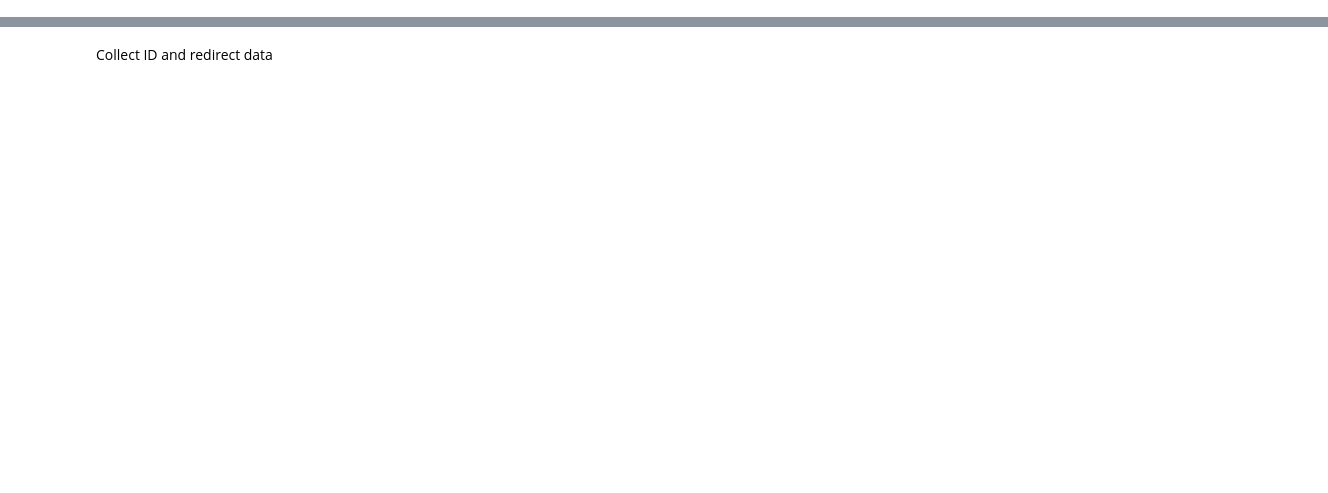
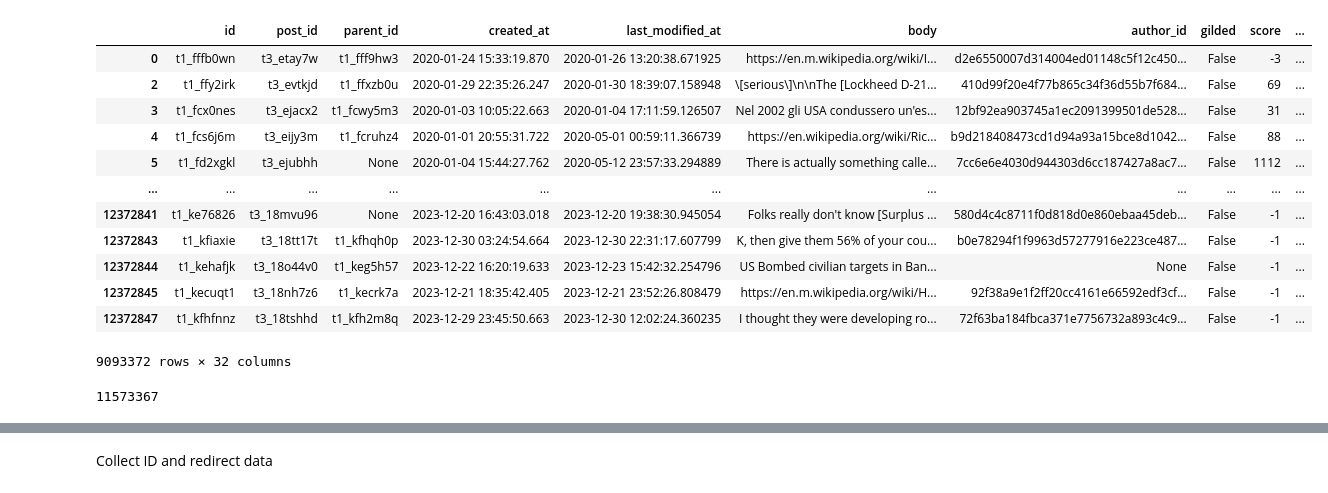
Before and after one commit to pgilders/WikiReddit, a Jupyter notebook: process_urls.ipynb, the cells around one changed output, grey strips where cells are left out. Saved outputs shown, nothing was run; the diff lists cells and outputs as text; code cells hidden in the pictures; blank space fills up the shorter version.

```diff
--- a/process_urls.ipynb
+++ b/process_urls.ipynb
@@ -22,3 +22,20 @@ comments = pd.concat([pd.read_hdf(f'data/comments_{x}.h5') for x in range(1,5)])
 postlinks = pd.concat([bodylinks, titlelinks], ignore_index=True)
 postlinks = posts.merge(postlinks, on='id', how='left').dropna(subset=['final_url'])
 commentlinks = comments.merge(commentlinks, on='id', how='left').dropna(subset=['final_url'])
+# %%
+commentlinks['created_date'] = pd.to_datetime(commentlinks['created_at']).dt.date
+commentlinks['final_url'] = commentlinks['final_url'].apply(unquote)
+# %% [output]
+|  | id | post_id | parent_id | created_at | last_modified_at | body | author_id | gilded | score | ... |
+| 0 | t1_fffb0wn | t3_etay7w | t1_fff9hw3 | 2020-01-24 15:33:19.870 | 2020-01-26 13:20:38.671925 | https://en.m.wikipedia.org/wiki/I... | d2e6550007d314004ed01148c5f12c450... | False | -3 | ... |
+| 2 | t1_ffy2irk | t3_evtkjd | t1_ffxzb0u | 2020-01-29 22:35:26.247 | 2020-01-30 18:39:07.158948 | \[serious\]\n\nThe [Lockheed D-21... | 410d99f20e4f77b865c34f36d55b7f684... | False | 69 | ... |
+| 3 | t1_fcx0nes | t3_ejacx2 | t1_fcwy5m3 | 2020-01-03 10:05:22.663 | 2020-01-04 17:11:59.126507 | Nel 2002 gli USA condussero un'es... | 12bf92ea903745a1ec2091399501de528... | False | 31 | ... |
+| 4 | t1_fcs6j6m | t3_eijy3m | t1_fcruhz4 | 2020-01-01 20:55:31.722 | 2020-05-01 00:59:11.366739 | https://en.wikipedia.org/wiki/Ric... | b9d218408473cd1d94a93a15bce8d1042... | False | 88 | ... |
+| 5 | t1_fd2xgkl | t3_ejubhh | None | 2020-01-04 15:44:27.762 | 2020-05-12 23:57:33.294889 | There is actually something calle... | 7cc6e6e4030d944303d6cc187427a8ac7... | False | 1112 | ... |
+| ... | ... | ... | ... | ... | ... | ... | ... | ... | ... | ... |
+| 12372841 | t1_ke76826 | t3_18mvu96 | None | 2023-12-20 16:43:03.018 | 2023-12-20 19:38:30.945054 | Folks really don't know [Surplus ... | 580d4c4c8711f0d818d0e860ebaa45deb... | False | -1 | ... |
+| 12372843 | t1_kfiaxie | t3_18tt17t | t1_kfhqh0p | 2023-12-30 03:24:54.664 | 2023-12-30 22:31:17.607799 | K, then give them 56% of your cou... | b0e78294f1f9963d57277916e223ce487... | False | -1 | ... |
+| 12372844 | t1_kehafjk | t3_18o44v0 | t1_keg5h57 | 2023-12-22 16:20:19.633 | 2023-12-23 15:42:32.254796 | US Bombed civilian targets in Ban... | None | False | -1 | ... |
+| 12372845 | t1_kecuqt1 | t3_18nh7z6 | t1_kecrk7a | 2023-12-21 18:35:42.405 | 2023-12-21 23:52:26.808479 | https://en.m.wikipedia.org/wiki/H... | 92f38a9e1f2ff20cc4161e66592edf3cf... | False | -1 | ... |
+| 12372847 | t1_kfhfnnz | t3_18tshhd | t1_kfh2m8q | 2023-12-29 23:45:50.663 | 2023-12-30 12:02:24.360235 | I thought they were developing ro... | 72f63ba184fbca371e7756732a893c4c9... | False | -1 | ... |
+9093372 rows × 32 columns
@@ -25,3 +54,10 @@ commentlinks = comments.merge(commentlinks, on='id', how='left').dropna(subset=[
+# %%
+conn = sqlite3.connect('wikireddit.db')
+
+po.to_sql('postlinks', conn, if_exists='replace', index=False)
+co.to_sql('commentlinks', conn, if_exists='replace', index=False)
+# %% [output]
+11573367
 # %%
 # put all unique (date, links) in one table
 
```
Also changed, not shown: parts of 10 cells of this notebook, 17 other files.
